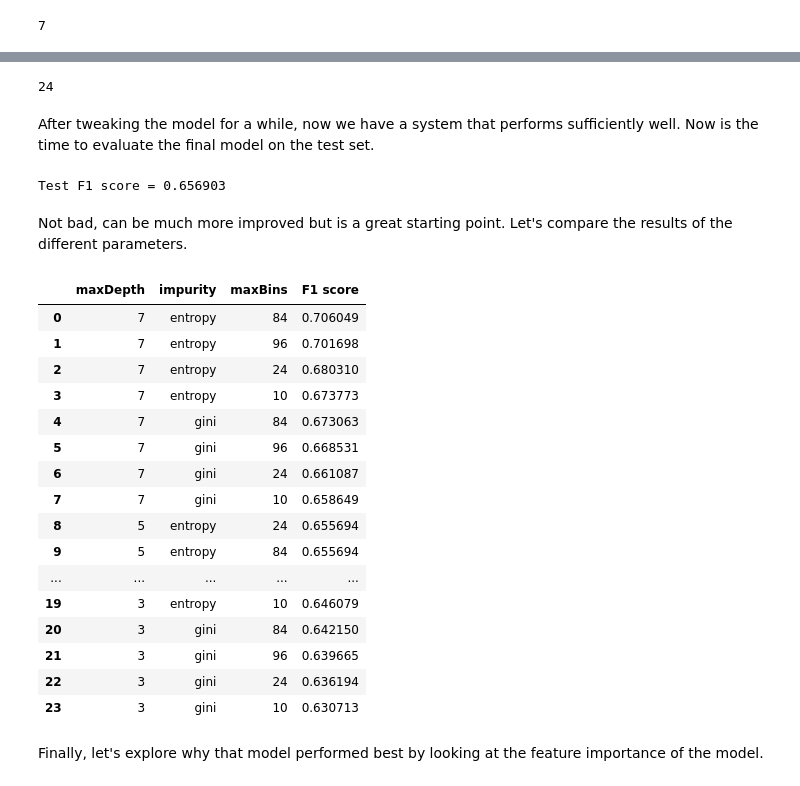
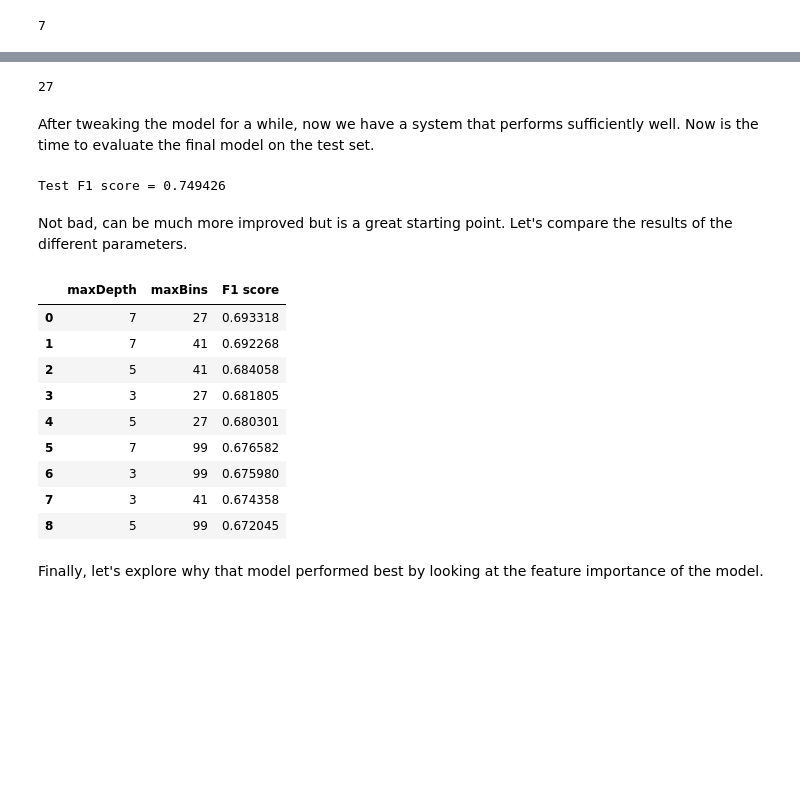
Before and after one commit to JosephArcila/Predicting_User_Cancelation_with_Spark, a Jupyter notebook: Predicting-Churn-Users.ipynb, the cells around one changed output, grey strips where cells are left out. Cells and saved outputs as stored; diff of their text form; code cells hidden in the pictures; blank space fills up the shorter version.

Commit message:
refactor: Remove one ML model to increase speed in training

```diff
--- a/Sparkify.ipynb
+++ b/Predicting-Churn-Users.ipynb
@@ -977,7 +970,7 @@ cvModel_gbt.avgMetrics
 # %% [markdown]
 The most promising model appears to be the RandomForestClassifier, now we need to fine-tune it. We'll use random search to fine-tune the maxBins parameter because the search space is large. for the other two parameters we'll fine-tune using  a simple grid search.
 # %%
-bins = random.sample(range(10, 100), 4)
+bins = random.sample(range(10, 100), 3)
 print(bins)
-params_grid = ParamGridBuilder().addGrid(rf.maxDepth, [3,5,7]).addGrid(rf.impurity, ['gini', 'entropy']).addGrid(rf.maxBins, bins).build()
+params_grid = ParamGridBuilder().addGrid(rf.maxDepth, [3,5,7]).addGrid(rf.maxBins, bins).build()
 # %% [output]
@@ -994,4 +987,3 @@ cvModel_rf.avgMetrics
 # %%
-cvModel_rf_final.avgMetrics.sort()
 cvModel_rf_final.avgMetrics
 # %% [output]
@@ -1025,7 +1005,7 @@ bestModel._java_obj.getImpurity()
 # %%
 bestModel._java_obj.getMaxBins()
 # %% [output]
-24
+27
 # %% [markdown]
 After tweaking the model for a while, now we have a system that performs sufficiently well. Now is the time to evaluate the final model on the test set.
 # %%
@@ -1034,36 +1014,29 @@ predictions = bestModel.transform(test_data)
 f1 = evaluator.evaluate(predictions)
 print("Test F1 score = %g " % (f1))
 # %% [output]
-Test F1 score = 0.656903
+Test F1 score = 0.749426
 # %% [markdown]
 Not bad, can be much more improved but is a great starting point. Let's compare the results of the different parameters.
 # %%
 results = []
 for n in range(len(cvModel_rf_final.avgMetrics)):
     params = list(cvModel_rf_final.getEstimatorParamMaps()[n].values())
     params.append(cvModel_rf_final.avgMetrics[n])
     results.append(params)
 
-parameters_comp = pd.DataFrame(results, columns =['maxDepth', 'impurity', 'maxBins', 'F1 score'])
+parameters_comp = pd.DataFrame(results, columns =['maxDepth', 'maxBins', 'F1 score'])
 parameters_comp.sort_values("F1 score", ascending=False).reset_index(drop=True)
 # %% [output]
-|  | maxDepth | impurity | maxBins | F1 score |
-| 0 | 7 | entropy | 84 | 0.706049 |
-| 1 | 7 | entropy | 96 | 0.701698 |
-| 2 | 7 | entropy | 24 | 0.680310 |
-| 3 | 7 | entropy | 10 | 0.673773 |
-| 4 | 7 | gini | 84 | 0.673063 |
-| 5 | 7 | gini | 96 | 0.668531 |
-| 6 | 7 | gini | 24 | 0.661087 |
-| 7 | 7 | gini | 10 | 0.658649 |
-| 8 | 5 | entropy | 24 | 0.655694 |
-| 9 | 5 | entropy | 84 | 0.655694 |
-| ... | ... | ... | ... | ... |
-| 19 | 3 | entropy | 10 | 0.646079 |
-| 20 | 3 | gini | 84 | 0.642150 |
-| 21 | 3 | gini | 96 | 0.639665 |
-| 22 | 3 | gini | 24 | 0.636194 |
-| 23 | 3 | gini | 10 | 0.630713 |
+|  | maxDepth | maxBins | F1 score |
+| 0 | 7 | 27 | 0.693318 |
+| 1 | 7 | 41 | 0.692268 |
+| 2 | 5 | 41 | 0.684058 |
+| 3 | 3 | 27 | 0.681805 |
+| 4 | 5 | 27 | 0.680301 |
+| 5 | 7 | 99 | 0.676582 |
+| 6 | 3 | 99 | 0.675980 |
+| 7 | 3 | 41 | 0.674358 |
+| 8 | 5 | 99 | 0.672045 |
 # %% [markdown]
 Finally, let's explore why that model performed best by looking at the feature importance of the model.
 # %%
```
Also changed, not shown: parts of 11 cells of this notebook.
